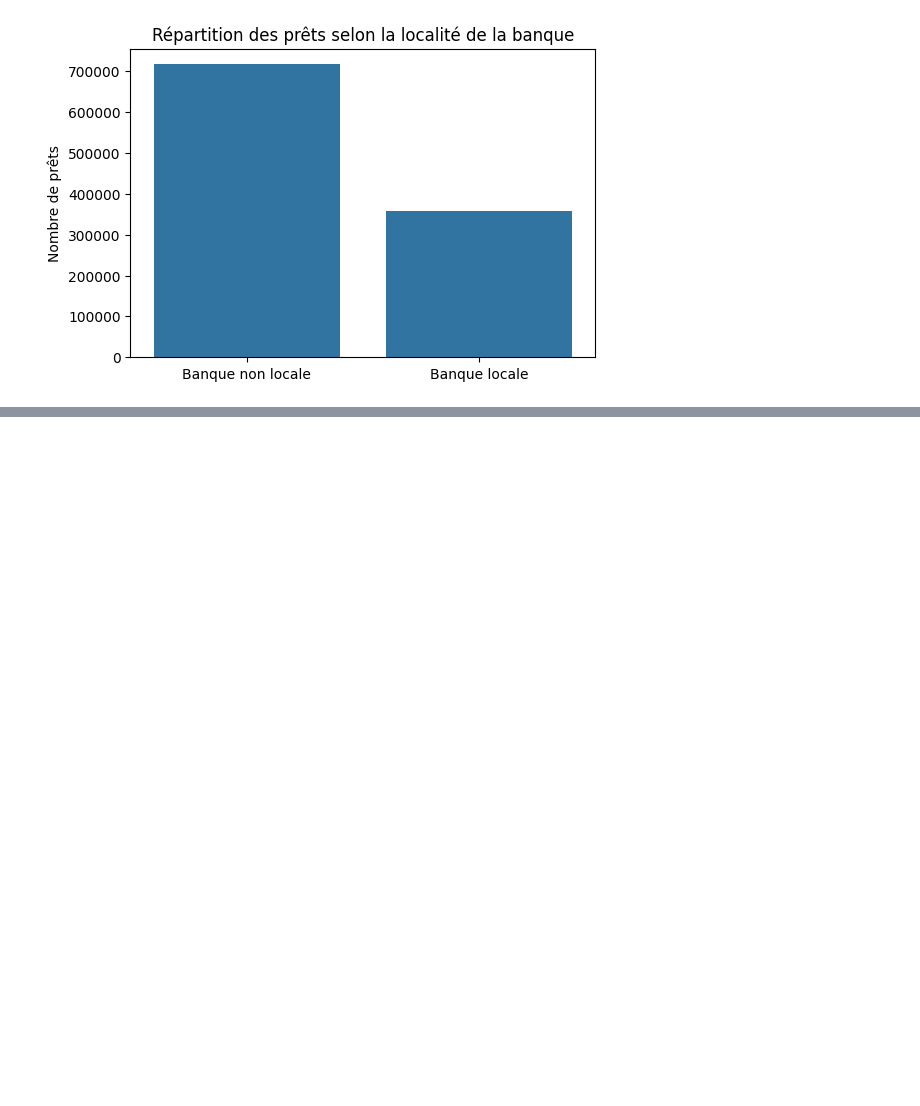
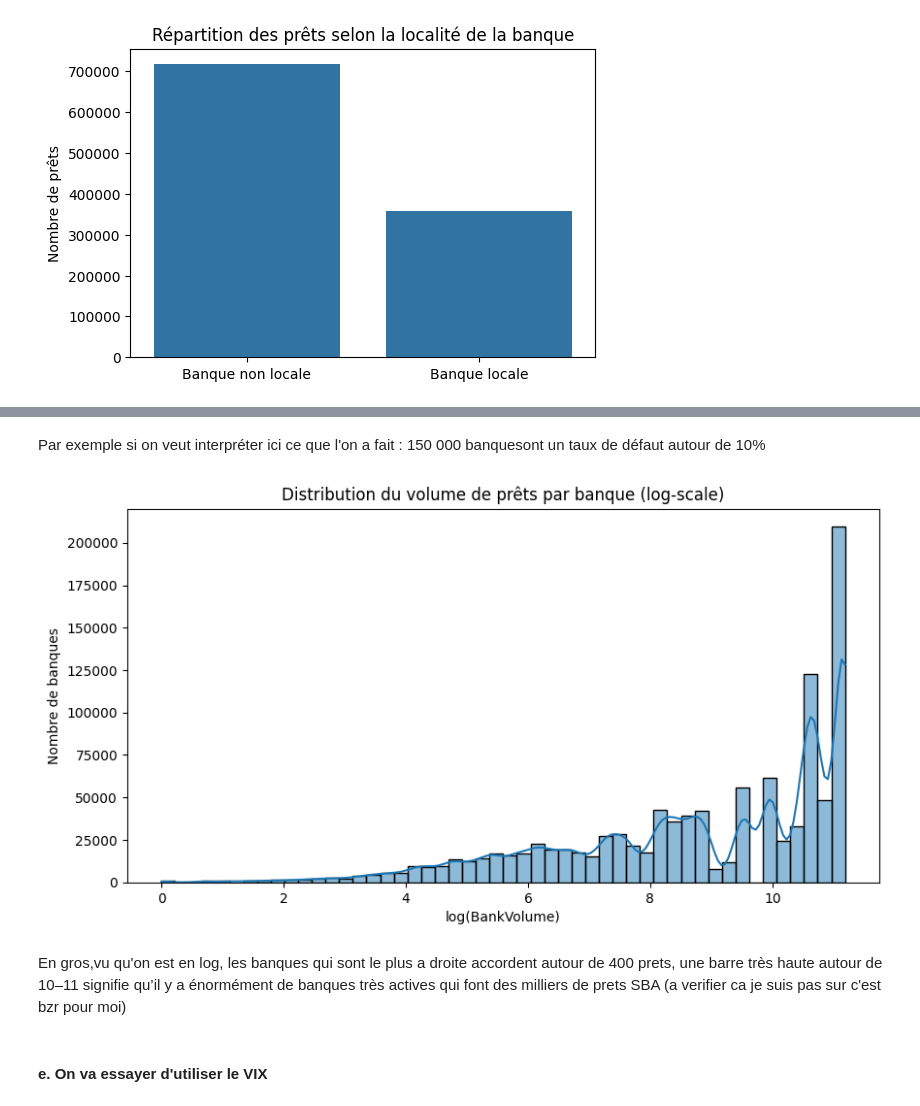
Before and after one commit to TigranGyurjyan/Machine_Learning_projet, a Jupyter notebook: EDA.ipynb, the cells around one changed output, grey strips where cells are left out. Saved outputs shown, nothing was run; the diff lists cells and outputs as text; code cells hidden in the pictures; blank space fills up the shorter version.

```diff
--- a/EDA.ipynb
+++ b/EDA.ipynb
@@ -1038,0 +1012,18 @@ Passing `palette` without assigning `hue` is deprecated and will be removed in v
+# %% [markdown]
+Par exemple si on veut interpréter ici ce que l'on a fait : 150 000 banquesont un taux de défaut autour de 10%
+# %%
+# Taille des prets par banques
+bank_volume = df.groupby("BankName")["LoanStatus"].size()
+df["BankVolume"] = df["BankName"].map(bank_volume)
+plt.figure(figsize=(10,5))
+sns.histplot(np.log(df["BankVolume"]), bins=50, kde=True)
+plt.title("Distribution du volume de prêts par banque (log-scale)")
+plt.xlabel("log(BankVolume)")
+plt.ylabel("Nombre de banques")
+plt.show()
+# %% [output]
+[figure, added]
+# %% [markdown]
+En gros,vu qu'on est en log, les banques qui sont le plus a droite accordent autour de 400 prets, une barre très haute autour de 10–11 signifie qu’il y a énormément de banques très actives qui font des milliers de prets SBA (a verifier ca je suis pas sur c'est bzr pour moi)
+# %% [markdown]
+#### e. On va essayer d'utiliser le VIX
```
Also changed, not shown: parts of 31 cells of this notebook.
